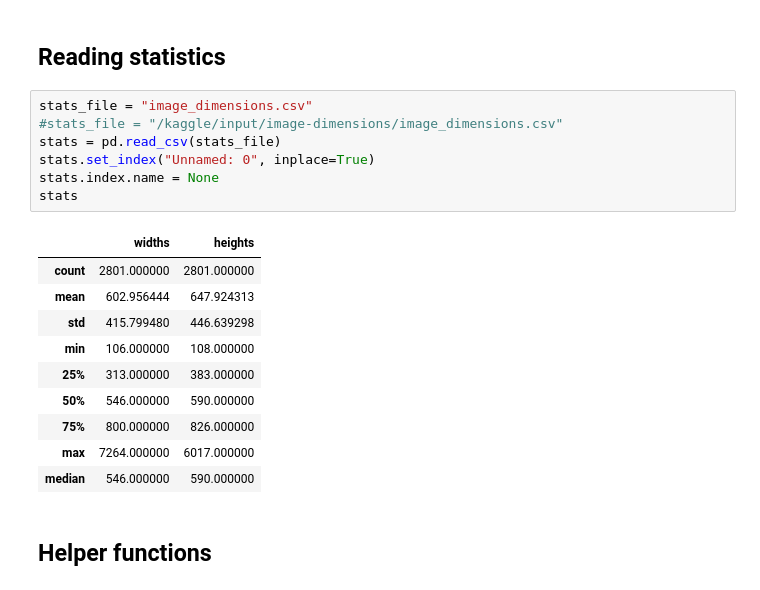
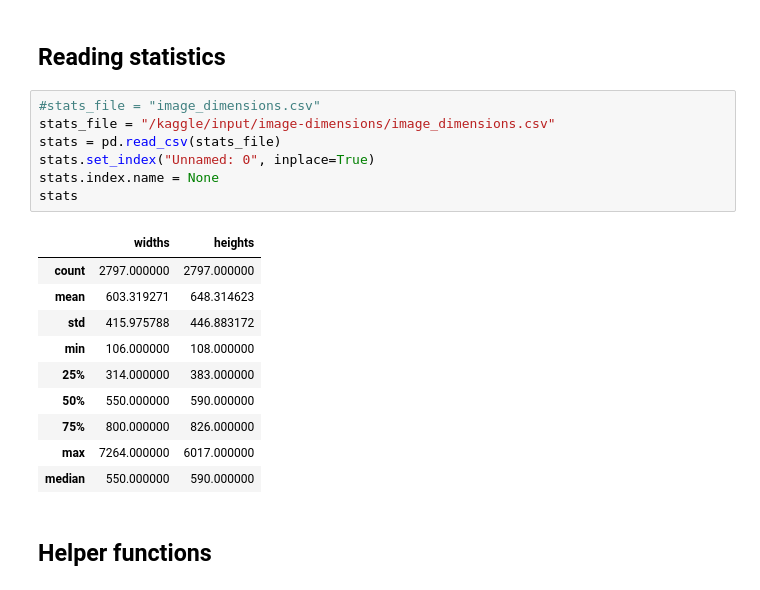
Before and after one commit to Tim-Mortier/Schilderijen-Classificatie, a Jupyter notebook: 5_Data_Sampling_Reshaping.ipynb, the cells around one changed output. Drawn from its saved outputs; the diff is of its cells as text.

```diff
--- a/5_Data_Sampling_Reshaping.ipynb
+++ b/5_Data_Sampling_Reshaping.ipynb
@@ -22,23 +14,23 @@ To enable the following instructions: AVX2 AVX_VNNI FMA, in other operations, re
 # %% [markdown]
 ## Reading statistics
 # %%
-stats_file = "image_dimensions.csv"
-#stats_file = "/kaggle/input/image-dimensions/image_dimensions.csv"
+#stats_file = "image_dimensions.csv"
+stats_file = "/kaggle/input/image-dimensions/image_dimensions.csv"
 stats = pd.read_csv(stats_file)
 stats.set_index("Unnamed: 0", inplace=True)
 stats.index.name = None
 stats
 # %% [output]
 |  | widths | heights |
-| count | 2801.000000 | 2801.000000 |
-| mean | 602.956444 | 647.924313 |
-| std | 415.799480 | 446.639298 |
+| count | 2797.000000 | 2797.000000 |
+| mean | 603.319271 | 648.314623 |
+| std | 415.975788 | 446.883172 |
 | min | 106.000000 | 108.000000 |
-| 25% | 313.000000 | 383.000000 |
-| 50% | 546.000000 | 590.000000 |
+| 25% | 314.000000 | 383.000000 |
+| 50% | 550.000000 | 590.000000 |
 | 75% | 800.000000 | 826.000000 |
 | max | 7264.000000 | 6017.000000 |
-| median | 546.000000 | 590.000000 |
+| median | 550.000000 | 590.000000 |
 # %% [markdown]
 ## Helper functions
 # %%
```
Also changed, not shown: parts of 25 cells of this notebook.
